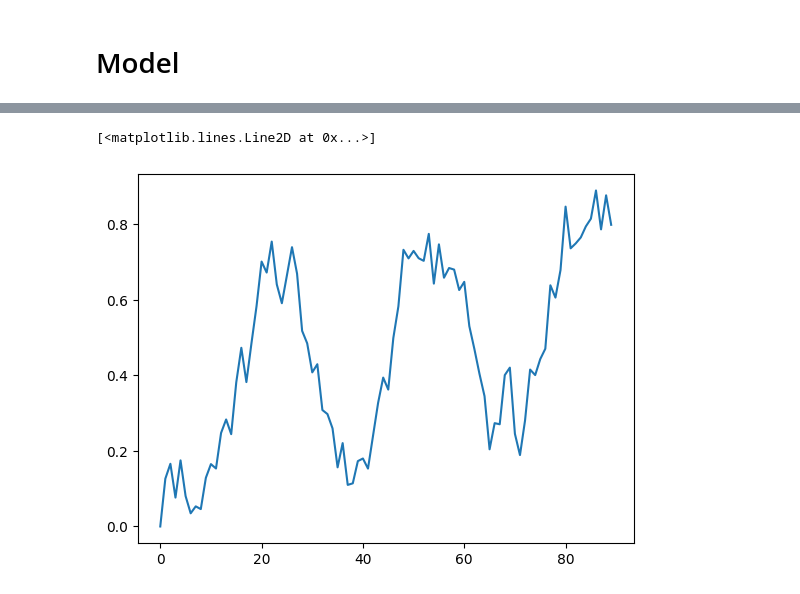
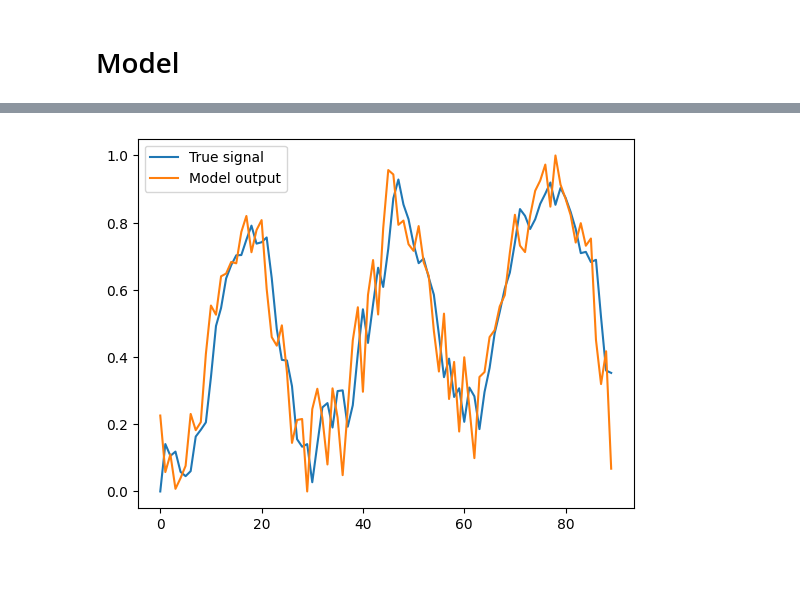
Before and after one commit to wtripp180901/BiologicalRNNs, a Jupyter notebook: PredictiveCodingRNN.ipynb, the cells around one changed output, grey strips where cells are left out. Cells and saved outputs as stored; diff of their text form; code cells hidden in the pictures.

```diff
--- a/PredictiveCodingRNN.ipynb
+++ b/PredictiveCodingRNN.ipynb
@@ -123,5 +135,9 @@ plt.show()
-# %%
-plt.plot(np.arange(90),sequence)
-# %% [output]
-[<matplotlib.lines.Line2D at 0x...>]
-[figure, removed]
+# %%
+sequence, _, _ = rnn.predictive_code(pred_weight, lr, input_signals[0],eval_mode=True)
+
+plt.plot(np.arange(90),sequence,label="True signal")
+plt.plot(np.arange(90),input_signals[0],label="Model output")
+plt.legend()
+plt.show()
+# %% [output]
+[figure, added]
```
Also changed, not shown: parts of 5 cells of this notebook.
